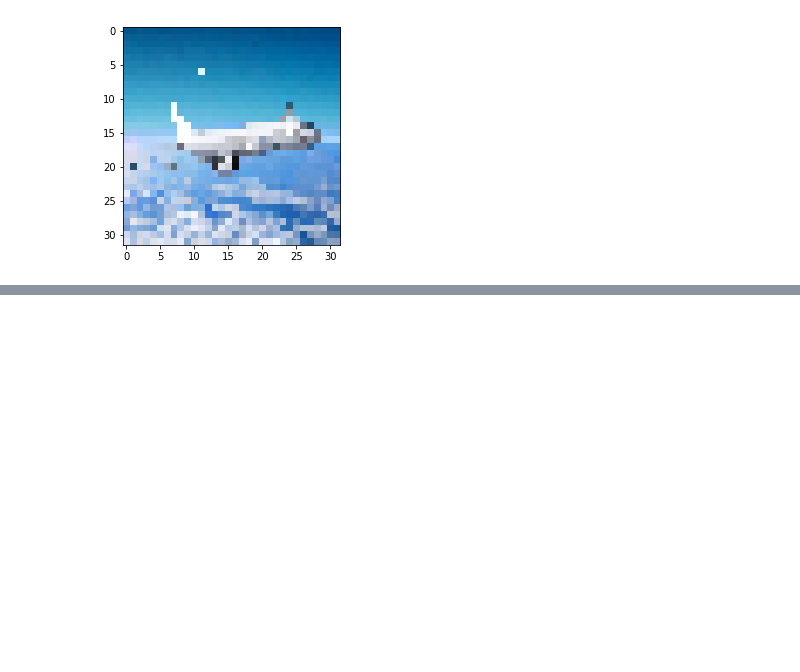
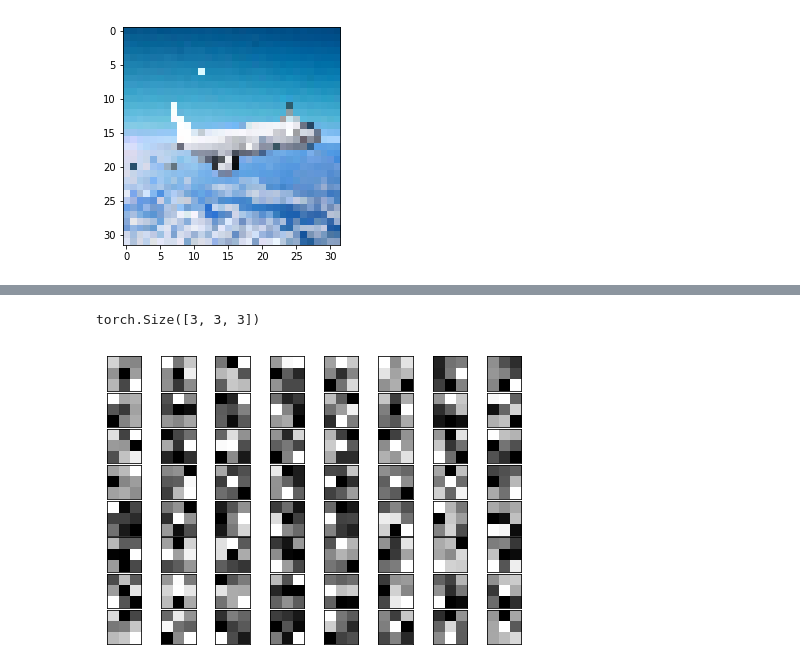
Before and after one commit to naellenhe/pytorch_cnn_cifar10, a Jupyter notebook: deep_convnet_in_pytorch_cifar_vgg16.ipynb, the cells around one changed output, grey strips where cells are left out. Saved outputs shown, nothing was run; the diff lists cells and outputs as text; code cells hidden in the pictures; blank space fills up the shorter version.

Commit message:
run with new pretrained params

```diff
--- a/deep_convnet_in_pytorch_cifar_vgg16.ipynb
+++ b/deep_convnet_in_pytorch_cifar_vgg16.ipynb
@@ -529,0 +551,22 @@ Prediction: ------label 2------ bird
+# %%
+model.layer1.parameters().__next__()[0].shape
+# %% [output]
+torch.Size([3, 3, 3])
+# %%
+f_trained = model.layer1.parameters().__next__()
+# %%
+def filter_show(filters, nx=8, margin=3, scale=10):
+    FN, C, FH, FW = filters.shape
+    ny = int(np.ceil(FN / nx))
+
+    fig = plt.figure()
+    fig.subplots_adjust(left=0, right=1, bottom=0, top=1, hspace=0.05, wspace=0.05)
+
+    for i in range(FN):
+        ax = fig.add_subplot(ny, nx, i+1, xticks=[], yticks=[])
+        ax.imshow(filters[i, 0], cmap=plt.cm.gray_r, interpolation='nearest')
+    plt.show()
+
+filter_show(f_trained.data)
+# %% [output]
+[figure, added]
```
Also changed, not shown: parts of 14 cells of this notebook, 3 other files.
